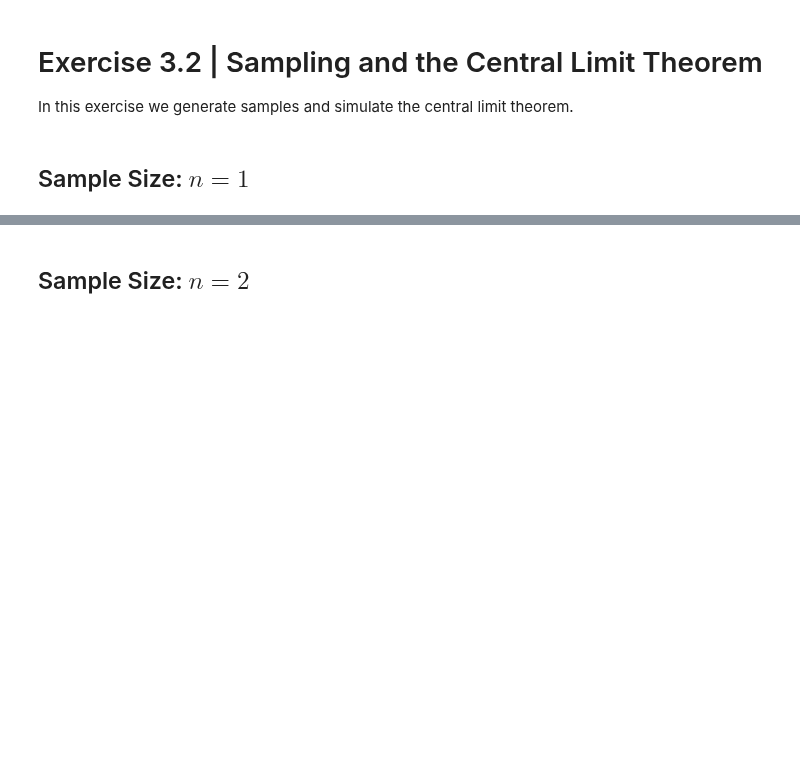
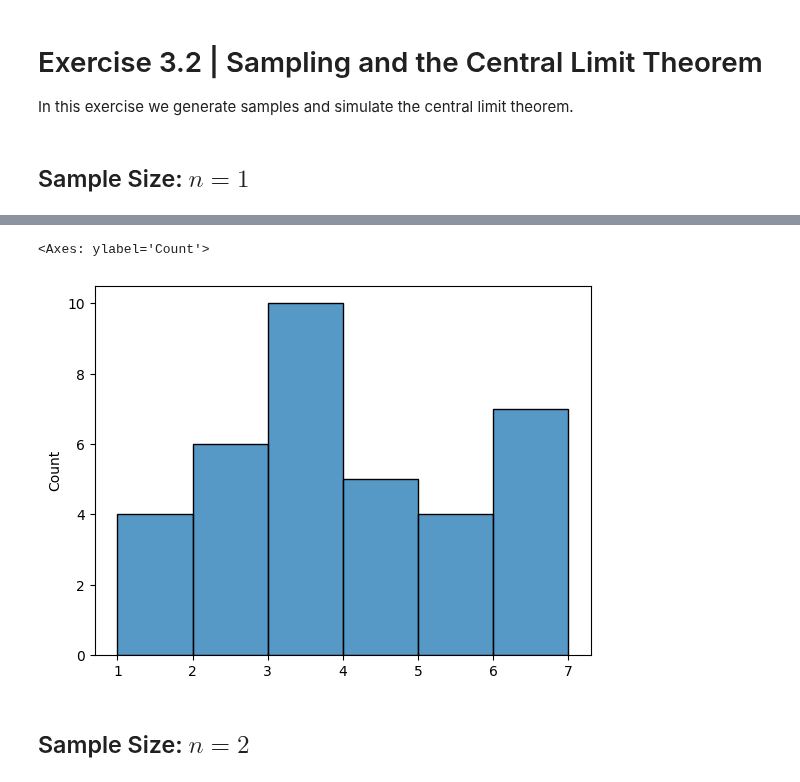
Before and after one commit to tayweid/tayweid.github.io, a Jupyter notebook: econ-0150/parts/part-3-2/Exercise_3_2.ipynb, the cells around one changed output, grey strips where cells are left out. Drawn from its saved outputs; the diff is of its cells as text; code cells hidden in the pictures; blank space fills up the shorter version.

```diff
--- a/econ-0150/parts/part-3-2/Exercise_3_2.ipynb
+++ b/econ-0150/parts/part-3-2/Exercise_3_2.ipynb
@@ -24,3 +23,9 @@ sns.histplot(class_data_1)
+# %%
+class_data_1 = [3, 3, 2, 1, 3, 4, 3, 5, 3, 2, 1, 5, 6, 2, 6, 6, 1, 3, 2, 3, 2, 1, 6, 3, 6, 3, 2, 4, 4, 5, 3, 5, 4, 6, 6, 4]
+sns.histplot(class_data_1, bins=[1,2,3,4,5,6,7])
+# %% [output]
+<Axes: ylabel='Count'>
+[figure, added]
 # %% [markdown]
 ## Sample Size: $n=2$
 # %%
```
Also changed, not shown: parts of 10 cells of this notebook, 5 other files.
